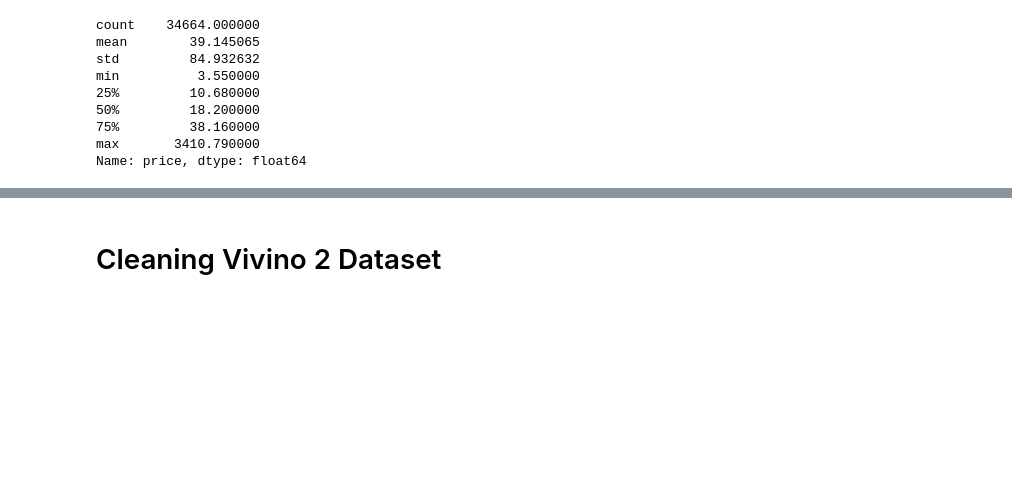
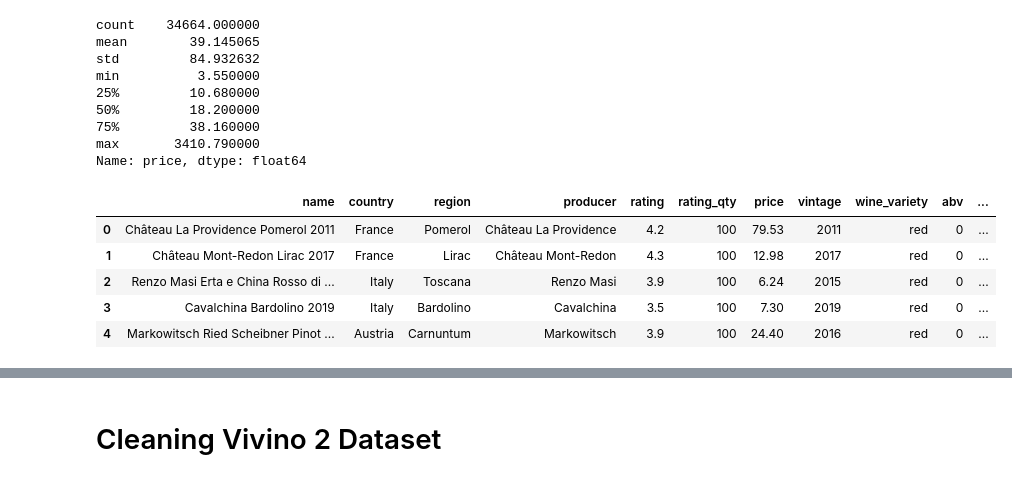
Before and after one commit to acdaniel864/capstone, a Jupyter notebook: 01_data_cleaning.ipynb, the cells around one changed output, grey strips where cells are left out. Saved outputs shown, nothing was run; the diff lists cells and outputs as text; code cells hidden in the pictures; blank space fills up the shorter version.

```diff
--- a/01_data_cleaning.ipynb
+++ b/01_data_cleaning.ipynb
@@ -482,6 +913,8 @@ df_wine_com.drop(columns=['countrys'], inplace=True)
 df_viv_1.shape
 # %% [output]
 (34664, 9)
+# %%
+df_viv_1.drop_duplicates(inplace=True)
 # %%
 df_viv_1.head()
 # %% [output]
@@ -631,9 +1042,20 @@ max       3410.790000
 Name: price, dtype: float64
 # %%
 # convert price to GBP £ from € using https://www.xe.com/currencytables/ at date of scrape
-df_viv_1['price'] = df_viv_1['price'] * 0.8371915735092197
+df_viv_1['price'] = round(df_viv_1['price'] * 0.8371915735092197,2)
 # %%
 # make empty abv column
 df_viv_1['abv'] = 0
 # %%
 df_viv_1['reviewed_by'] = 'unknown'
+# %%
+df_viv_1['from_vivino'] = True
+# %%
+df_viv_1.head()
+# %% [output]
+|  | name | country | region | producer | rating | rating_qty | price | vintage | wine_variety | abv | ... |
+| 0 | Château La Providence Pomerol 2011 | France | Pomerol | Château La Providence | 4.2 | 100 | 79.53 | 2011 | red | 0 | ... |
+| 1 | Château Mont-Redon Lirac 2017 | France | Lirac | Château Mont-Redon | 4.3 | 100 | 12.98 | 2017 | red | 0 | ... |
+| 2 | Renzo Masi Erta e China Rosso di ... | Italy | Toscana | Renzo Masi | 3.9 | 100 | 6.24 | 2015 | red | 0 | ... |
+| 3 | Cavalchina Bardolino 2019 | Italy | Bardolino | Cavalchina | 3.5 | 100 | 7.30 | 2019 | red | 0 | ... |
+| 4 | Markowitsch Ried Scheibner Pinot ... | Austria | Carnuntum | Markowitsch | 3.9 | 100 | 24.40 | 2016 | red | 0 | ... |
```
Also changed, not shown: parts of 128 cells of this notebook, 4 other files.
